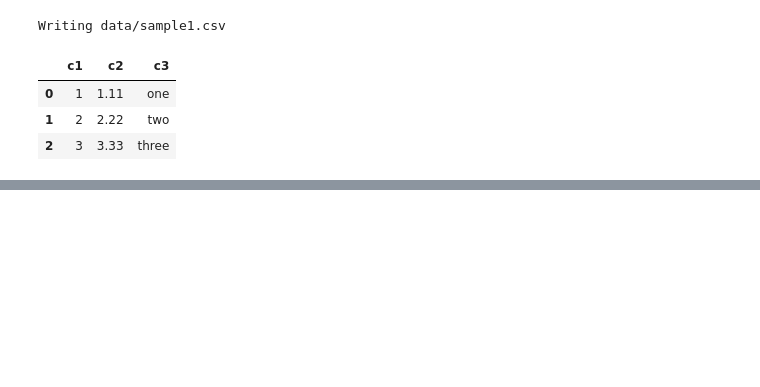
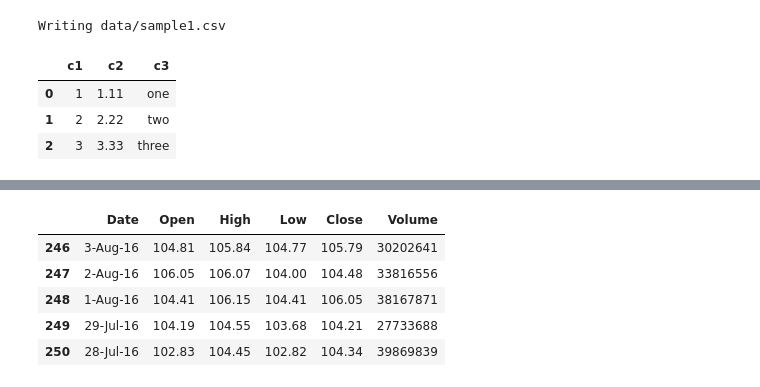
Before and after one commit to Junghyo/pycham, a Jupyter notebook: basic_pandas/practice02_data_input_output.ipynb, the cells around one changed output, grey strips where cells are left out. Cells and saved outputs as stored; diff of their text form; code cells hidden in the pictures; blank space fills up the shorter version.

```diff
--- a/basic_pandas/practice02_data_input_output.ipynb
+++ b/basic_pandas/practice02_data_input_output.ipynb
@@ -44,0 +245,9 @@ pd.read_csv("data/sample1.csv")
+# %%
+df.tail()
+# %% [output]
+|  | Date | Open | High | Low | Close | Volume |
+| 246 | 3-Aug-16 | 104.81 | 105.84 | 104.77 | 105.79 | 30202641 |
+| 247 | 2-Aug-16 | 106.05 | 106.07 | 104.00 | 104.48 | 33816556 |
+| 248 | 1-Aug-16 | 104.41 | 106.15 | 104.41 | 106.05 | 38167871 |
+| 249 | 29-Jul-16 | 104.19 | 104.55 | 103.68 | 104.21 | 27733688 |
+| 250 | 28-Jul-16 | 102.83 | 104.45 | 102.82 | 104.34 | 39869839 |
```
Also changed, not shown: parts of 33 cells of this notebook, 12 other files.
